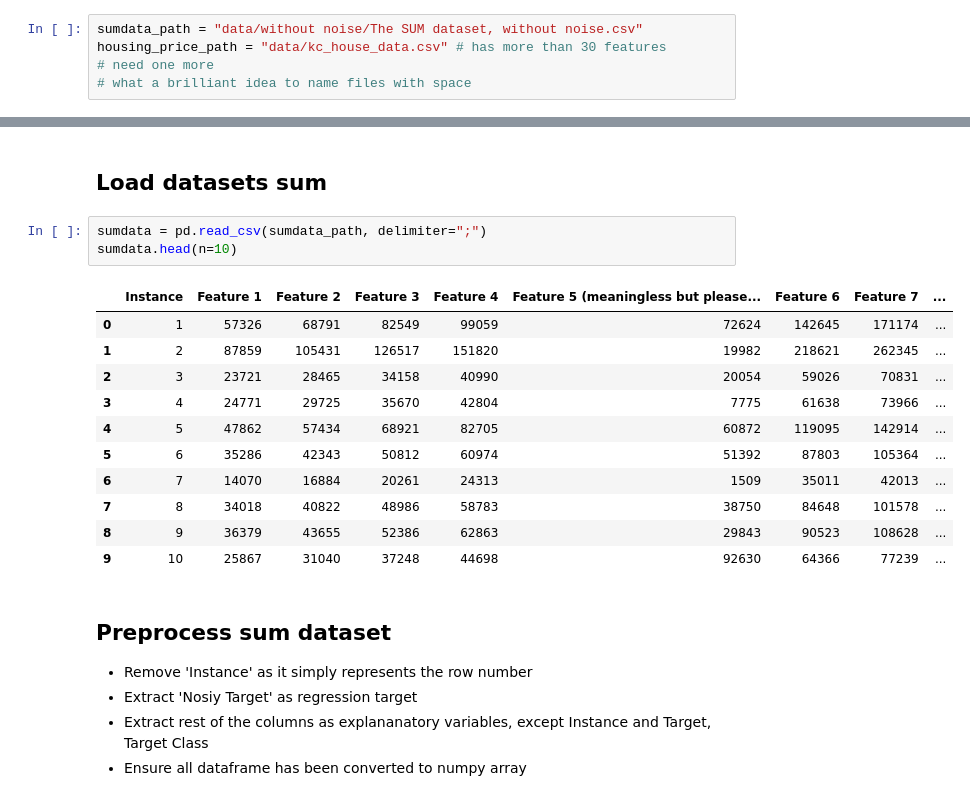
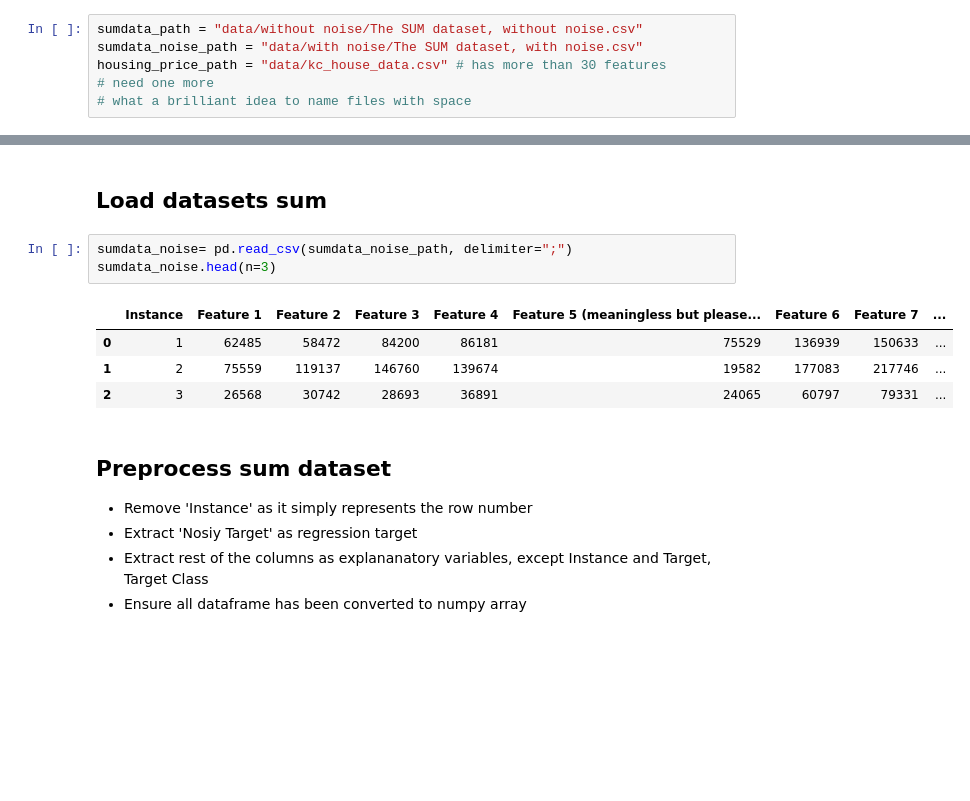
Before and after one commit to Jibinxavier/CS7CS4Machine-Learning, a Jupyter notebook: task2 (consistency of ml frameworks), team_11/task2, team_11, consistency of ml frameworks, source/task2-random-forest-pyspark-vs-sckit.ipynb, the cells around one changed output, grey strips where cells are left out. Saved outputs shown, nothing was run; the diff lists cells and outputs as text; blank space fills up the shorter version.

```diff
--- a/task2 (consistency of ml frameworks), team_11/task2, team_11, consistency of ml frameworks, source/task2-random-forest-pyspark-vs-sckit.ipynb
+++ b/task2 (consistency of ml frameworks), team_11/task2, team_11, consistency of ml frameworks, source/task2-random-forest-pyspark-vs-sckit.ipynb
@@ -57,6 +57,7 @@ all_urls = [sumdata_url, housing_price_url]
 get_data(all_urls) # retrieves the data if there is no data folder
 # %%
 sumdata_path = "data/without noise/The SUM dataset, without noise.csv"
+sumdata_noise_path = "data/with noise/The SUM dataset, with noise.csv"
 housing_price_path = "data/kc_house_data.csv" # has more than 30 features
 # need one more
 # what a brilliant idea to name files with space
@@ -66,20 +67,13 @@ data_chunks = [100, 500, 1000, 5000, 10000, 50000, 100000, 500000,
 # %% [markdown]
 ## Load datasets sum
 # %%
-sumdata = pd.read_csv(sumdata_path, delimiter=";")
-sumdata.head(n=10)
+sumdata_noise= pd.read_csv(sumdata_noise_path, delimiter=";")
+sumdata_noise.head(n=3)
 # %% [output]
 |  | Instance | Feature 1 | Feature 2 | Feature 3 | Feature 4 | Feature 5 (meaningless but please... | Feature 6 | Feature 7 | ... |
-| 0 | 1 | 57326 | 68791 | 82549 | 99059 | 72624 | 142645 | 171174 | ... |
-| 1 | 2 | 87859 | 105431 | 126517 | 151820 | 19982 | 218621 | 262345 | ... |
-| 2 | 3 | 23721 | 28465 | 34158 | 40990 | 20054 | 59026 | 70831 | ... |
-| 3 | 4 | 24771 | 29725 | 35670 | 42804 | 7775 | 61638 | 73966 | ... |
-| 4 | 5 | 47862 | 57434 | 68921 | 82705 | 60872 | 119095 | 142914 | ... |
-| 5 | 6 | 35286 | 42343 | 50812 | 60974 | 51392 | 87803 | 105364 | ... |
-| 6 | 7 | 14070 | 16884 | 20261 | 24313 | 1509 | 35011 | 42013 | ... |
-| 7 | 8 | 34018 | 40822 | 48986 | 58783 | 38750 | 84648 | 101578 | ... |
-| 8 | 9 | 36379 | 43655 | 52386 | 62863 | 29843 | 90523 | 108628 | ... |
-| 9 | 10 | 25867 | 31040 | 37248 | 44698 | 92630 | 64366 | 77239 | ... |
+| 0 | 1 | 62485 | 58472 | 84200 | 86181 | 75529 | 136939 | 150633 | ... |
+| 1 | 2 | 75559 | 119137 | 146760 | 139674 | 19582 | 177083 | 217746 | ... |
+| 2 | 3 | 26568 | 30742 | 28693 | 36891 | 24065 | 60797 | 79331 | ... |
 # %% [markdown]
 ## Preprocess sum dataset
 
```
Also changed, not shown: parts of 8 cells of this notebook, 2 other files.
